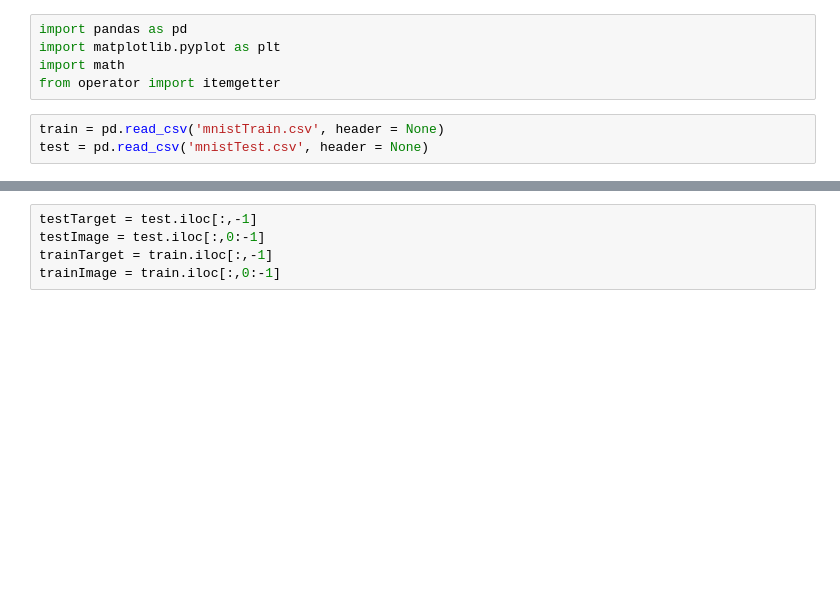
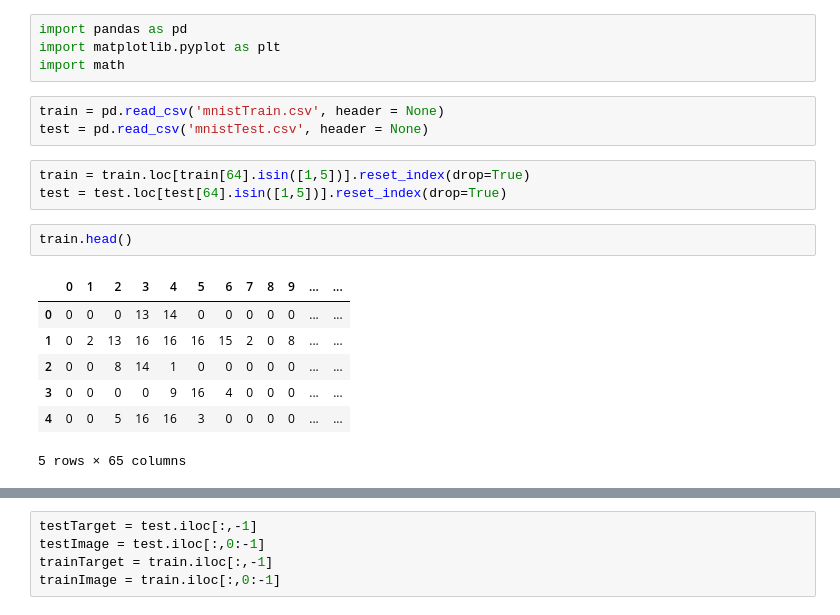
Before and after one commit to xujiamin9/spartanHackersDemo, a Jupyter notebook: Perceptron.ipynb, the cells around one changed output, grey strips where cells are left out. Cells and saved outputs as stored; diff of their text form; blank space fills up the shorter version.

```diff
--- a/Perceptron.ipynb
+++ b/Perceptron.ipynb
@@ -2,7 +2,19 @@
 import pandas as pd
 import matplotlib.pyplot as plt
 import math
-from operator import itemgetter
 # %%
 train = pd.read_csv('mnistTrain.csv', header = None)
 test = pd.read_csv('mnistTest.csv', header = None)
+# %%
+train = train.loc[train[64].isin([1,5])].reset_index(drop=True)
+test = test.loc[test[64].isin([1,5])].reset_index(drop=True)
+# %%
+train.head()
+# %% [output]
+|  | 0 | 1 | 2 | 3 | 4 | 5 | 6 | 7 | 8 | 9 | ... | ... |
+| 0 | 0 | 0 | 0 | 13 | 14 | 0 | 0 | 0 | 0 | 0 | ... | ... |
+| 1 | 0 | 2 | 13 | 16 | 16 | 16 | 15 | 2 | 0 | 8 | ... | ... |
+| 2 | 0 | 0 | 8 | 14 | 1 | 0 | 0 | 0 | 0 | 0 | ... | ... |
+| 3 | 0 | 0 | 0 | 0 | 9 | 16 | 4 | 0 | 0 | 0 | ... | ... |
+| 4 | 0 | 0 | 5 | 16 | 16 | 3 | 0 | 0 | 0 | 0 | ... | ... |
+5 rows × 65 columns
```
Also changed, not shown: parts of 8 cells of this notebook, 2 other files.
